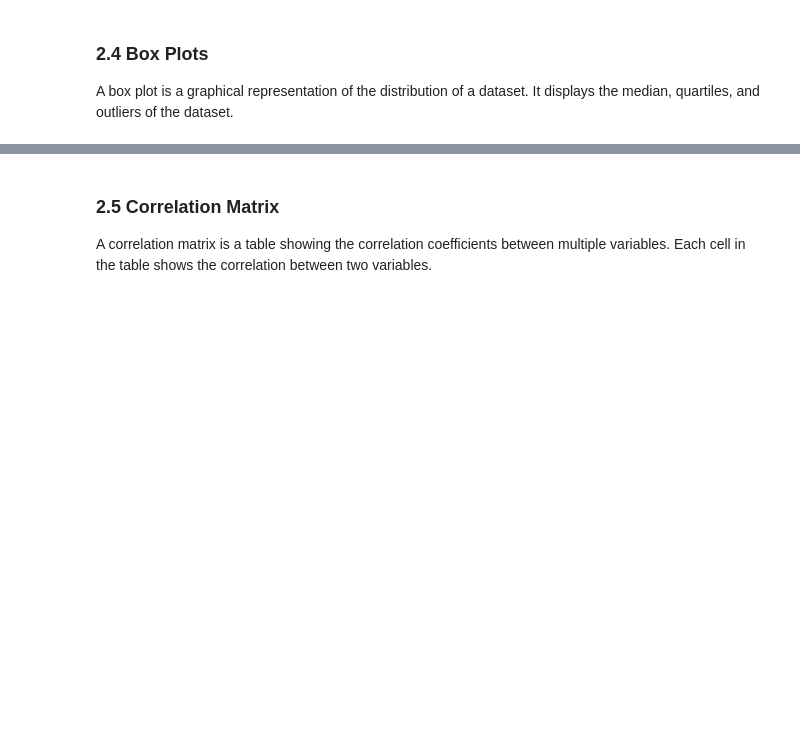
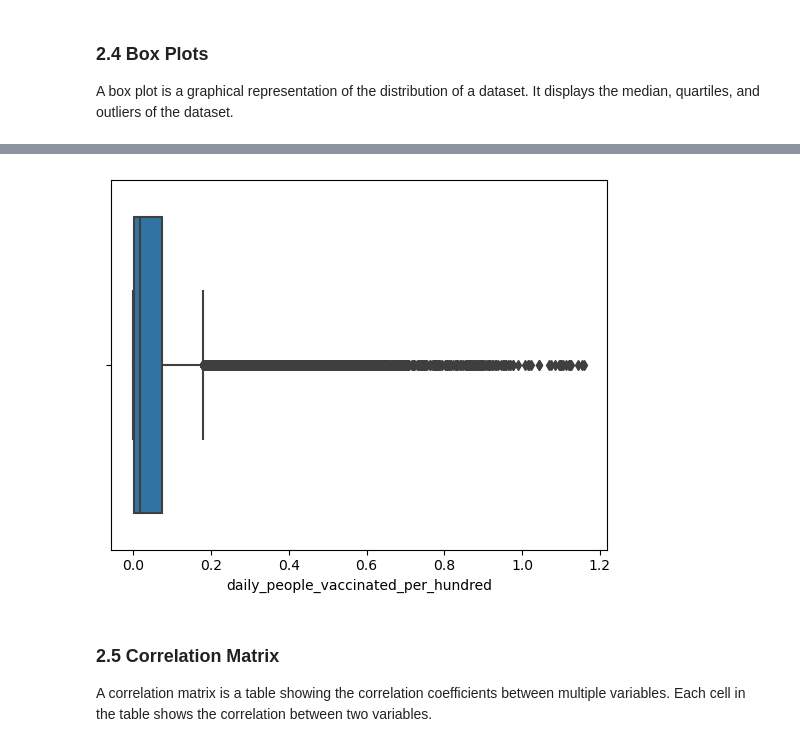
Before and after one commit to yibeichan/COMM160DS, a Jupyter notebook: week_5/lecture_part1.ipynb, the cells around one changed output, grey strips where cells are left out. Saved outputs shown, nothing was run; the diff lists cells and outputs as text; code cells hidden in the pictures; blank space fills up the shorter version.

```diff
--- a/week_5/lecture_part1.ipynb
+++ b/week_5/lecture_part1.ipynb
@@ -133,3 +221,8 @@ plt.show()
+# %%
+sns.boxplot(data=df, x="daily_people_vaccinated_per_hundred")
+plt.show()
+# %% [output]
+[figure, added]
 # %% [markdown]
 ### 2.5 Correlation Matrix
 A correlation matrix is a table showing the correlation coefficients between multiple variables. Each cell in the table shows the correlation between two variables.
```
Also changed, not shown: parts of 33 cells of this notebook, 4 other files.
